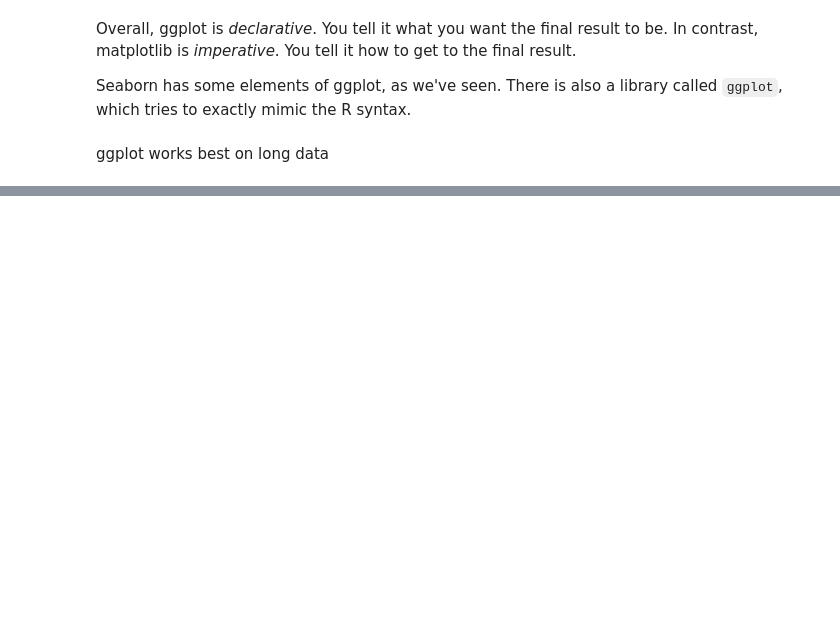
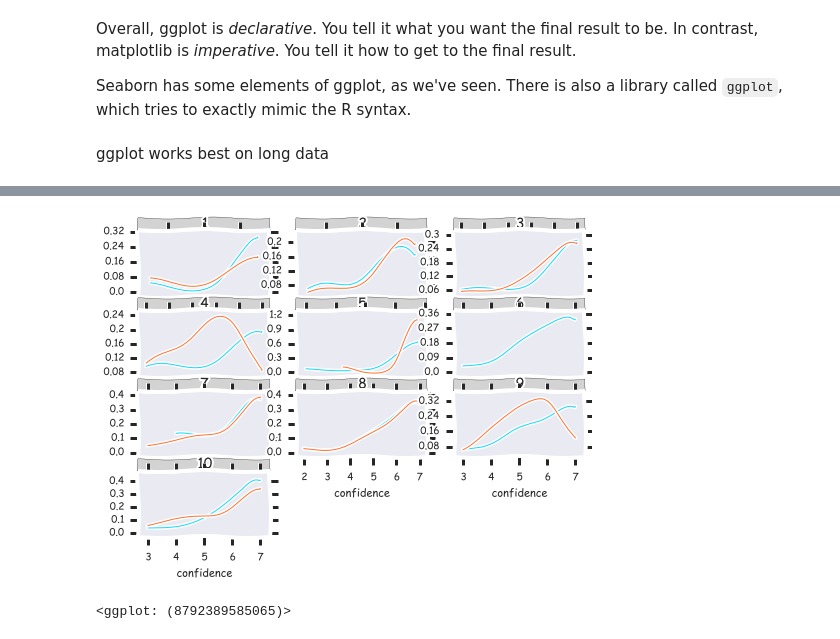
Before and after one commit to hsharrison/open-source-science-workshop, a Jupyter notebook: sessions/2014-07-10/2-advanced-plotting.ipynb, the cells around one changed output, grey strips where cells are left out. Cells and saved outputs as stored; diff of their text form; code cells hidden in the pictures; blank space fills up the shorter version.

```diff
--- a/sessions/2014-07-10/2-advanced-plotting.ipynb
+++ b/sessions/2014-07-10/2-advanced-plotting.ipynb
@@ -336,6 +499,9 @@ gg.ggplot(gg.aes(x='rt', color='perception'), data=ramp_data.reset_index()) + \
 # %%
 gg.ggplot(gg.aes(x='confidence', color='perception'), data=ramp_data.reset_index()) + \
     gg.geom_density() + \
-    gg.facet_wrap('participant')
+    gg.facet_wrap('participant') + gg.theme_xkcd()
+# %% [output]
+[figure, added]
+<ggplot: (8792389585065)>
 # %%
 election_data.head()
```
Also changed, not shown: parts of 52 cells of this notebook, 1 other file.
